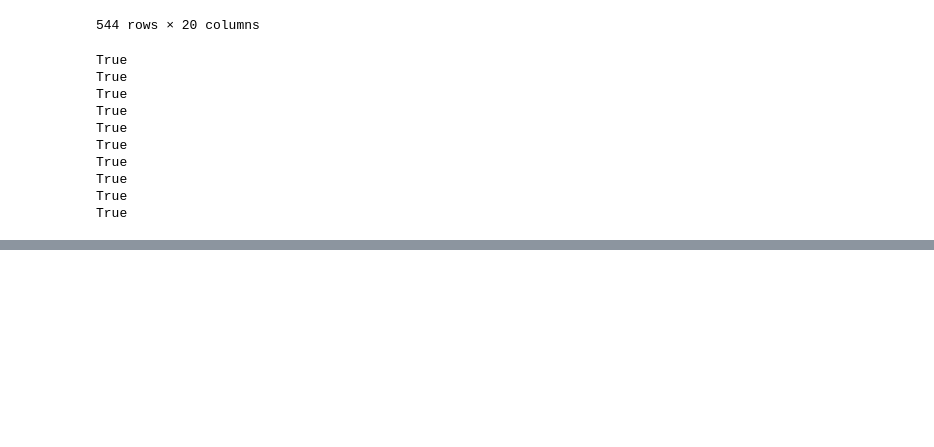
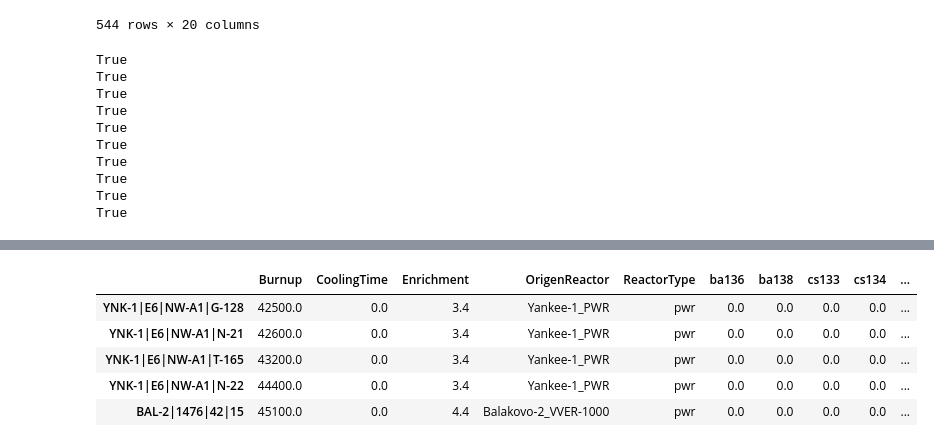
Before and after one commit to opotowsky/sfcompo, a Jupyter notebook: format_clean/format_clean.ipynb, the cells around one changed output, grey strips where cells are left out. Cells and saved outputs as stored; diff of their text form; code cells hidden in the pictures; blank space fills up the shorter version.

```diff
--- a/format_clean/format_clean.ipynb
+++ b/format_clean/format_clean.ipynb
@@ -280,0 +300,11 @@ True
+# %%
+# reappend sim row for future calculations
+formatted.loc[sim_idx] = row
+formatted.tail()
+# %% [output]
+|  | Burnup | CoolingTime | Enrichment | OrigenReactor | ReactorType | ba136 | ba138 | cs133 | cs134 | ... |
+| YNK-1|E6|NW-A1|G-128 | 42500.0 | 0.0 | 3.4 | Yankee-1_PWR | pwr | 0.0 | 0.0 | 0.0 | 0.0 | ... |
+| YNK-1|E6|NW-A1|N-21 | 42600.0 | 0.0 | 3.4 | Yankee-1_PWR | pwr | 0.0 | 0.0 | 0.0 | 0.0 | ... |
+| YNK-1|E6|NW-A1|T-165 | 43200.0 | 0.0 | 3.4 | Yankee-1_PWR | pwr | 0.0 | 0.0 | 0.0 | 0.0 | ... |
+| YNK-1|E6|NW-A1|N-22 | 44400.0 | 0.0 | 3.4 | Yankee-1_PWR | pwr | 0.0 | 0.0 | 0.0 | 0.0 | ... |
+| BAL-2|1476|42|15 | 45100.0 | 0.0 | 4.4 | Balakovo-2_VVER-1000 | pwr | 0.0 | 0.0 | 0.0 | 0.0 | ... |
```
Also changed, not shown: parts of 3 cells of this notebook.
